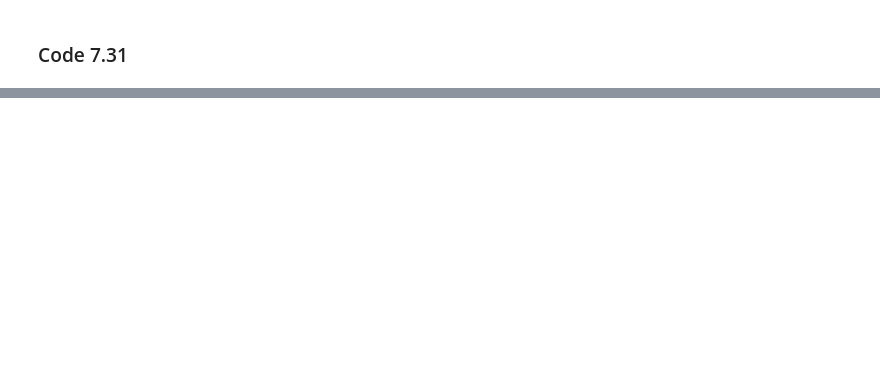
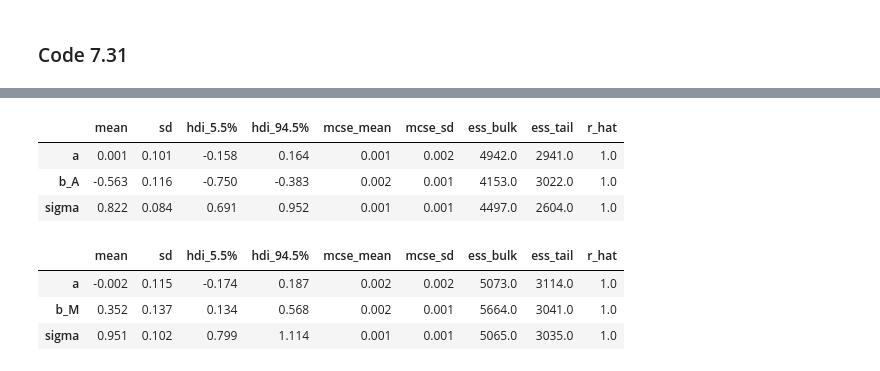
Before and after one commit to somnath1077/statistical_rethinking, a Jupyter notebook: code/ch07/nb05_WAIC_simulations.ipynb, the cells around one changed output, grey strips where cells are left out. Drawn from its saved outputs; the diff is of its cells as text; code cells hidden in the pictures; blank space fills up the shorter version.

```diff
--- a/code/ch07/nb05_WAIC_simulations.ipynb
+++ b/code/ch07/nb05_WAIC_simulations.ipynb
@@ -295,0 +361,14 @@ dse_compare(trace_dict)
+# %%
+az.summary(trace_5_1, var_names=['a', 'b_A', 'sigma'], hdi_prob=0.89)
+# %% [output]
+|  | mean | sd | hdi_5.5% | hdi_94.5% | mcse_mean | mcse_sd | ess_bulk | ess_tail | r_hat |
+| a | 0.001 | 0.101 | -0.158 | 0.164 | 0.001 | 0.002 | 4942.0 | 2941.0 | 1.0 |
+| b_A | -0.563 | 0.116 | -0.750 | -0.383 | 0.002 | 0.001 | 4153.0 | 3022.0 | 1.0 |
+| sigma | 0.822 | 0.084 | 0.691 | 0.952 | 0.001 | 0.001 | 4497.0 | 2604.0 | 1.0 |
+# %%
+az.summary(trace_5_2, var_names=['a', 'b_M', 'sigma'], hdi_prob=0.89)
+# %% [output]
+|  | mean | sd | hdi_5.5% | hdi_94.5% | mcse_mean | mcse_sd | ess_bulk | ess_tail | r_hat |
+| a | -0.002 | 0.115 | -0.174 | 0.187 | 0.002 | 0.002 | 5073.0 | 3114.0 | 1.0 |
+| b_M | 0.352 | 0.137 | 0.134 | 0.568 | 0.002 | 0.001 | 5664.0 | 3041.0 | 1.0 |
+| sigma | 0.951 | 0.102 | 0.799 | 1.114 | 0.001 | 0.001 | 5065.0 | 3035.0 | 1.0 |
```
Also changed, not shown: parts of 19 cells of this notebook, 1 other file.
